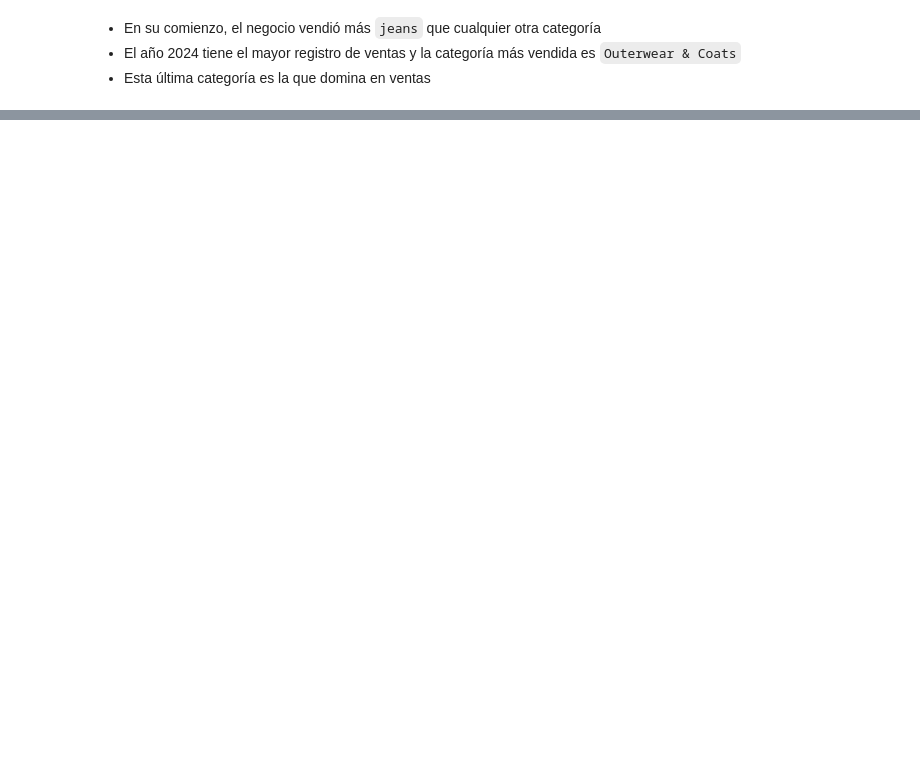
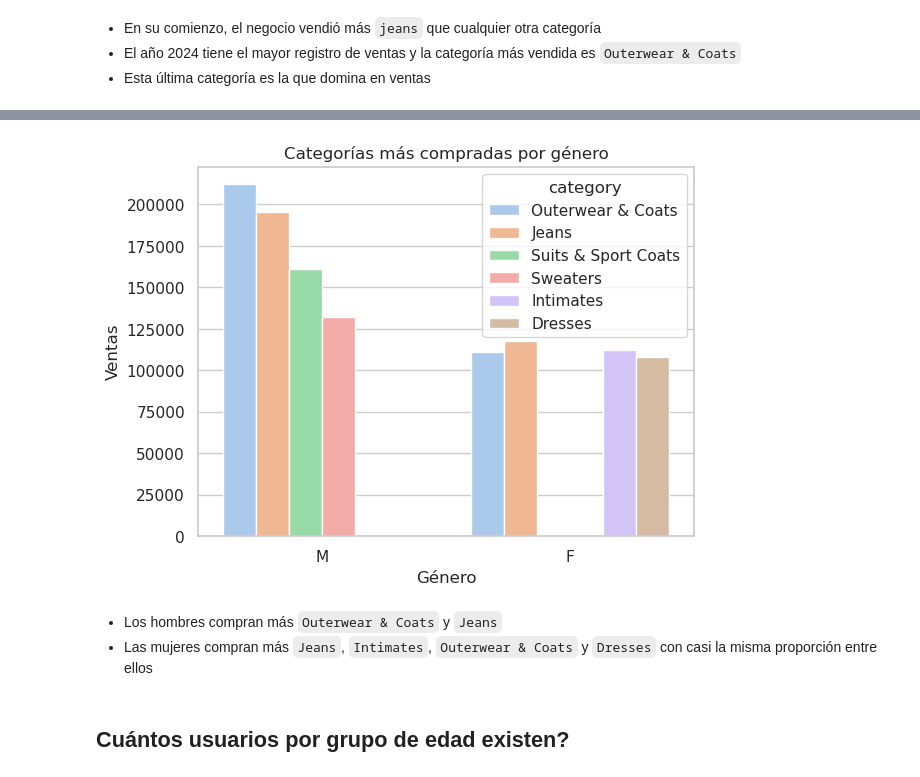
Before and after one commit to raulc03/thelook-insights-and-recommender, a Jupyter notebook: Ecommerce.ipynb, the cells around one changed output, grey strips where cells are left out. Saved outputs shown, nothing was run; the diff lists cells and outputs as text; code cells hidden in the pictures; blank space fills up the shorter version.

```diff
--- a/Ecommerce.ipynb
+++ b/Ecommerce.ipynb
@@ -432,0 +451,40 @@ plt.ylabel('Ventas');
+# %%
+q = f"""
+WITH users_by_category_sales AS (
+    SELECT
+        u.gender,
+        p.category,
+        SUM(oi.sale_price) AS sales,
+    FROM `{order_items_table}` AS oi
+    INNER JOIN `{products_table}` AS p
+    ON p.id = oi.product_id
+    INNER JOIN `{users_table}` AS u
+    ON u.id = oi.user_id
+    WHERE status = 'Complete'
+    GROUP BY u.gender, p.category
+),
+ranked_category AS (
+    SELECT *,
+        ROW_NUMBER() OVER (PARTITION BY gender ORDER BY sales DESC) AS rn
+    FROM users_by_category_sales
+)
+SELECT
+    gender,
+    category,
+    ROUND(sales, 2) AS sales
+FROM ranked_category
+WHERE rn < 5
+"""
+df_q = get_query(q)
+# %%
+sns.barplot(df_q, x='gender', y='sales', hue='category')
+plt.title('Categorías más compradas por género')
+plt.xlabel('Género')
+plt.ylabel('Ventas');
+# %% [output]
+[figure, added]
+# %% [markdown]
+- Los hombres compran más `Outerwear & Coats` y  `Jeans`
+- Las mujeres compran más `Jeans`, `Intimates`, `Outerwear & Coats` y `Dresses` con casi la misma proporción entre ellos
+# %% [markdown]
+## Cuántos usuarios por grupo de edad existen?
```
Also changed, not shown: parts of 53 cells of this notebook.
